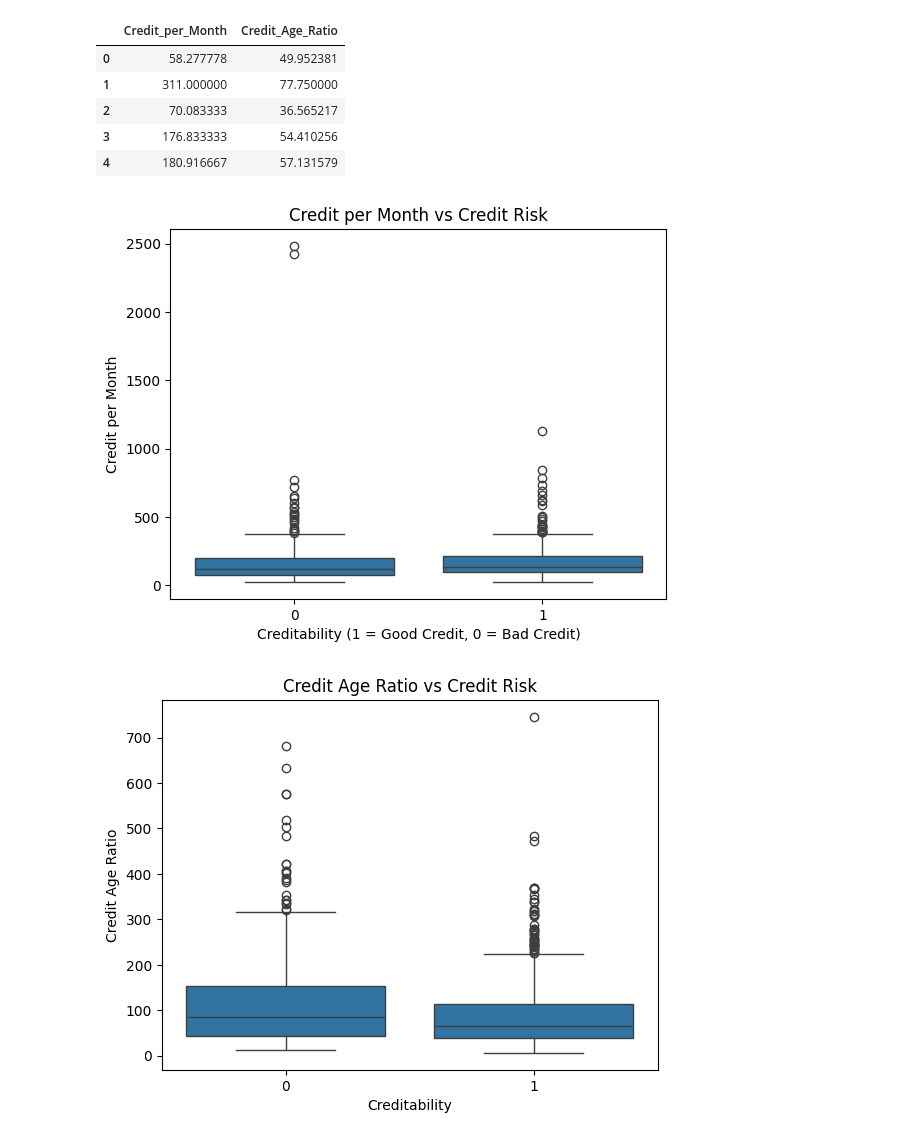
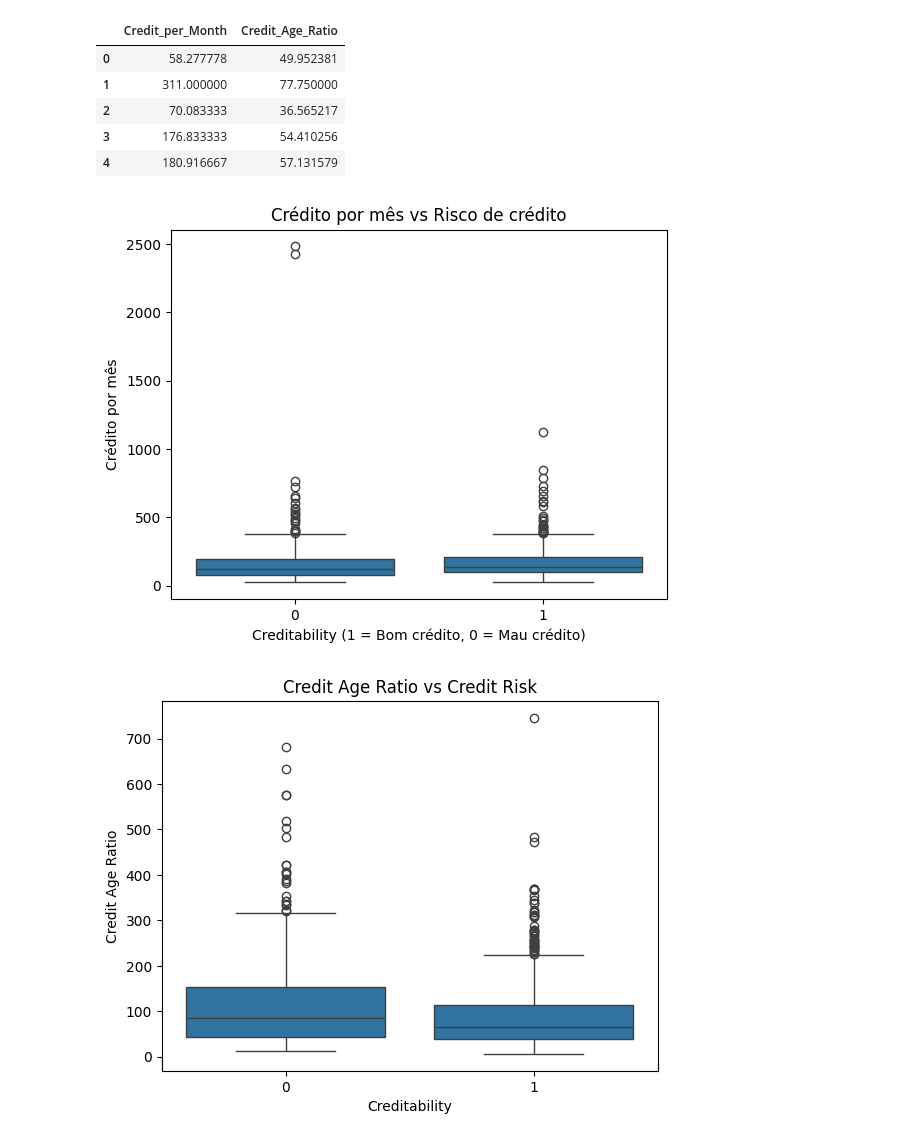
Before and after one commit to ritavinagreiro/projeto-cd-grupo5, a Jupyter notebook: notebooks/1.0_eda_limpeza.ipynb, the cells around one changed output. Drawn from its saved outputs; the diff is of its cells as text; code cells hidden in the pictures.

```diff
--- a/notebooks/1.0_eda_limpeza.ipynb
+++ b/notebooks/1.0_eda_limpeza.ipynb
@@ -300,0 +456,3 @@ plt.show()
+# %%
+# inplace=True altera o dataframe original diretamente
+df.drop(columns=['No_of_dependents', 'Telephone','Foreign_Worker'], inplace=True)
@@ -420,13 +602,13 @@ df[['Credit_per_Month','Credit_Age_Ratio']].head()
 # %%
 sns.boxplot(x='Creditability', y='Credit_per_Month', data=df)
 
-plt.title('Credit per Month vs Credit Risk')
-plt.xlabel('Creditability (1 = Good Credit, 0 = Bad Credit)')
-plt.ylabel('Credit per Month')
+plt.title('Crédito por mês vs Risco de crédito')
+plt.xlabel('Creditability (1 = Bom crédito, 0 = Mau crédito)')
+plt.ylabel('Crédito por mês')
 
 plt.show()
 # %% [output]
-[figure, old version]
+[figure, new version]
 # %%
 sns.boxplot(x='Creditability', y='Credit_Age_Ratio', data=df)
 
```
Also changed, not shown: parts of 37 cells of this notebook.
